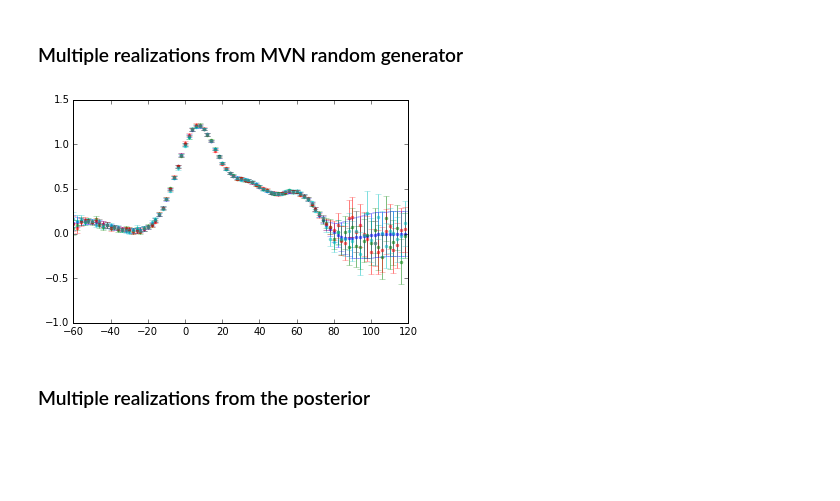
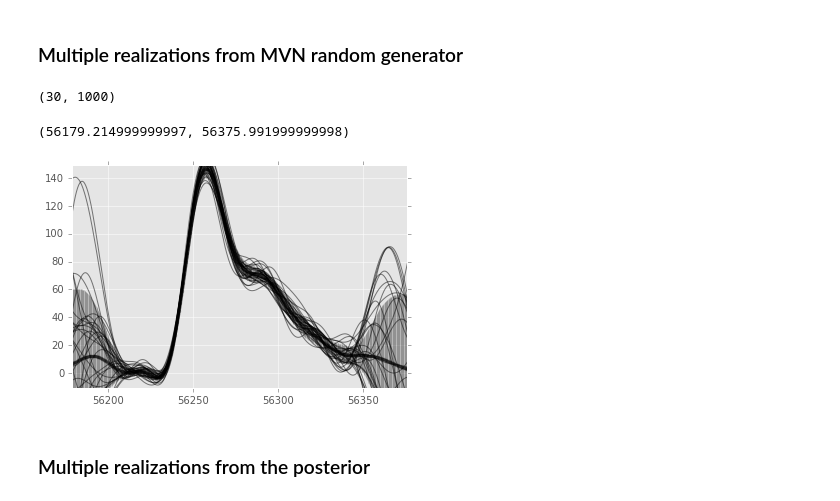
Before and after one commit to djreiss/SNclass, a Jupyter notebook: SNclass-Copy1.ipynb, the cells around one changed output. Drawn from its saved outputs; the diff is of its cells as text; code cells hidden in the pictures; blank space fills up the shorter version.

```diff
--- a/SNclass-Copy1.ipynb
+++ b/SNclass-Copy1.ipynb
@@ -210,0 +282,17 @@ NameError: name 'gp_sne' is not defined
+# %%
+from scipy.optimize import minimize
+
+def neg_ln_like(p):
+    gp.set_vector(p)
+    return -gp.lnlikelihood(y)
+
+def grad_neg_ln_like(p):
+    gp.set_vector(p)
+    return -gp.grad_lnlikelihood(y)
+
+result = minimize(neg_ln_like, gp.get_vector(), jac=grad_neg_ln_like)
+print(result)
+
+gp.set_vector(result.x)
+print gp.get_parameter_names(), gp.get_vector()
+print("\nFinal ln-likelihood: {0:.2f}".format(gp.lnlikelihood(y)))
@@ -210,0 +314,9 @@ NameError: name 'gp_sne' is not defined
+# %%
+pred, pred_cov = gp.predict(y, x_pred, return_cov=True)
+pred, pred_var = gp.predict(y, x_pred, return_var=True)
+
+plt.fill_between(x_pred, pred - np.sqrt(pred_var), pred + np.sqrt(pred_var), color="k", alpha=0.2)
+plt.plot(x_pred, pred, "k", lw=1.5, alpha=0.5)
+plt.errorbar(x, y, yerr=dy, fmt=".k", capsize=0)
+plt.ylim((y-dy*2.).min(), (y+dy*2.).max())
+plt.xlim(x.min()-30, x.max()+30)
@@ -210,0 +326,3 @@ NameError: name 'gp_sne' is not defined
+# %%
+print pred_cov.shape
+tgp, fgp, sgp = x_pred, pred, pred_cov
@@ -211,12 +337,17 @@ NameError: name 'gp_sne' is not defined
 # %% [markdown]
 ### Multiple realizations from MVN random generator
 # %%
-realizations = np.random.multivariate_normal(fgp, 0.25*np.diag(sgp**2), size=3)
+realizations = np.random.multivariate_normal(fgp, sgp, size=30)
+print realizations.shape
 
-plt.errorbar(tgp, fgp, sgp, fmt='.', alpha=0.5)
-for i in range(3):
-    plt.errorbar(tgp, realizations[i], sgp, fmt='.', alpha=0.5)
+plt.errorbar(tgp, fgp, yerr=np.sqrt(sgp.diagonal()), fmt=".k", capsize=0, alpha=0.2)
+for i in range(30):
+    plt.plot(tgp, realizations[i], "k", alpha=0.5)
+plt.ylim((y-dy*2.).min(), (y+dy*2.).max())
+plt.xlim(x.min()-30, x.max()+30)
 # %% [output]
+(30, 1000)
+(56179.214999999997, 56375.991999999998)
-[figure, old version]
+[figure, new version]
 # %% [markdown]
 ### Multiple realizations from the posterior
```
Also changed, not shown: parts of 13 cells of this notebook, 1 other file.
